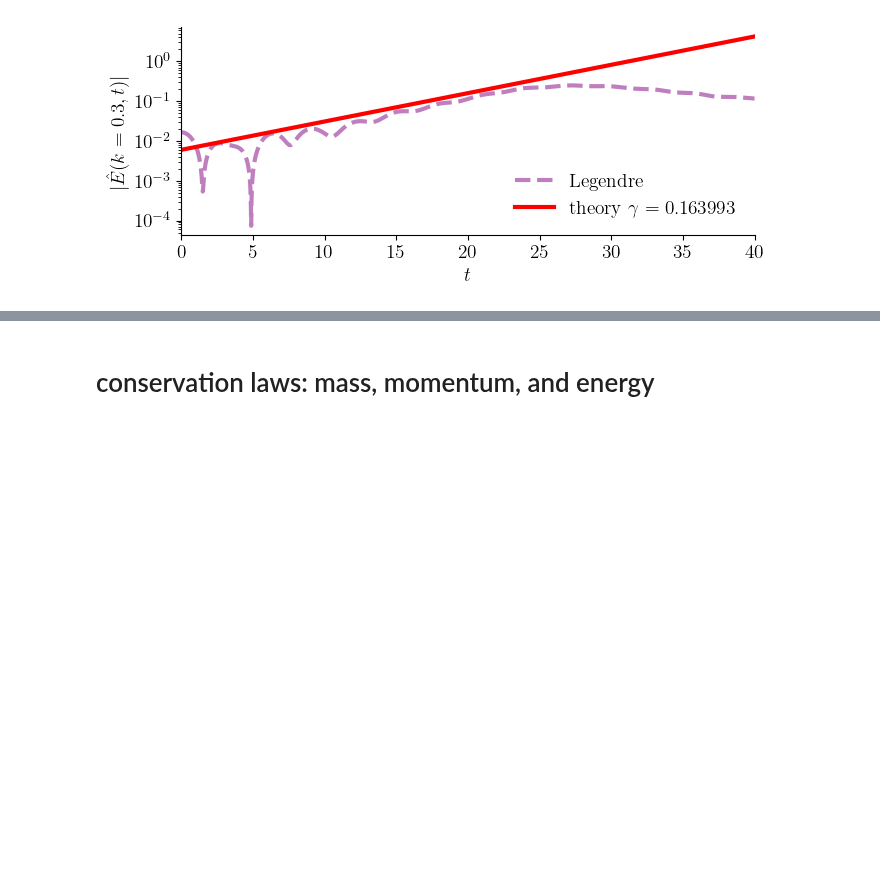
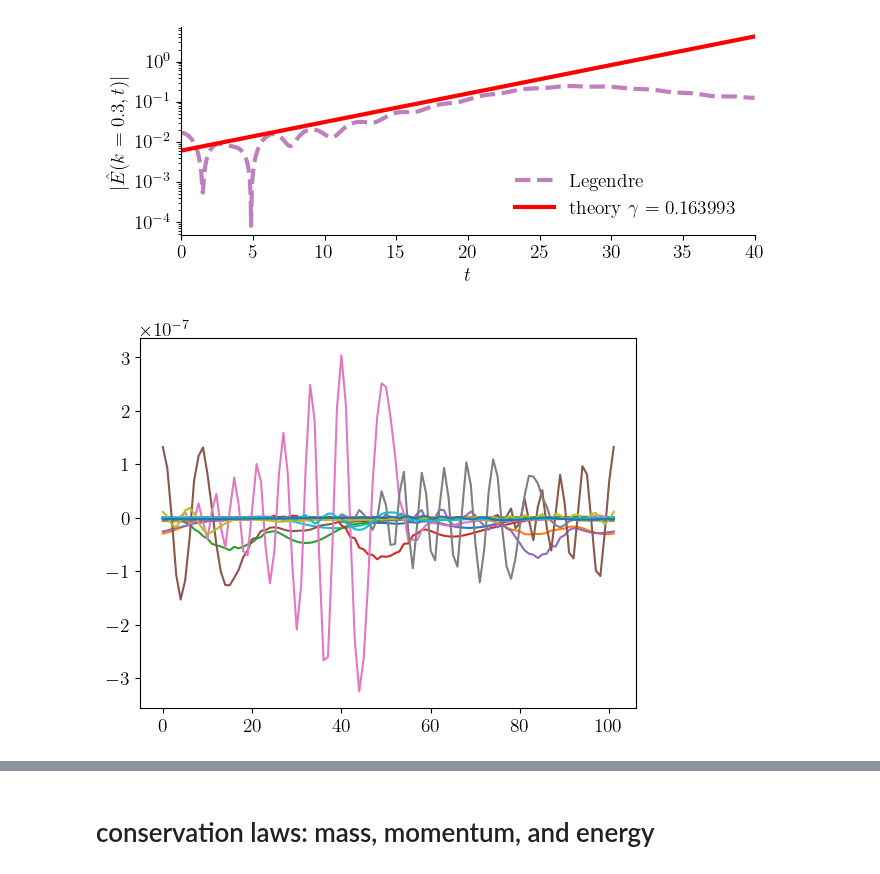
Before and after one commit to opaliss/mixed_methods, a Jupyter notebook: analysis/legendre/bump_on_tail_damping_legendre.ipynb, the cells around one changed output, grey strips where cells are left out. Cells and saved outputs as stored; diff of their text form; code cells hidden in the pictures; blank space fills up the shorter version.

```diff
--- a/analysis/legendre/bump_on_tail_damping_legendre.ipynb
+++ b/analysis/legendre/bump_on_tail_damping_legendre.ipynb
@@ -136,6 +146,10 @@ plt.tight_layout()
 plt.savefig("../../figures/legendre/bump_on_tail/bump_on_tail_growth_rate_legendre.png", dpi=300)
 # %% [output]
 [figure]
+# %%
+_ = plt.plot(state_e_midpoint[-1, :, ::200])
+# %% [output]
+[figure, added]
 # %%
 # plot the phase space evolution as a function of time
 fig, ax = plt.subplots(nrows=3, figsize=(5, 15), sharex=True)
```
Also changed, not shown: parts of 6 cells of this notebook, 7 other files.
